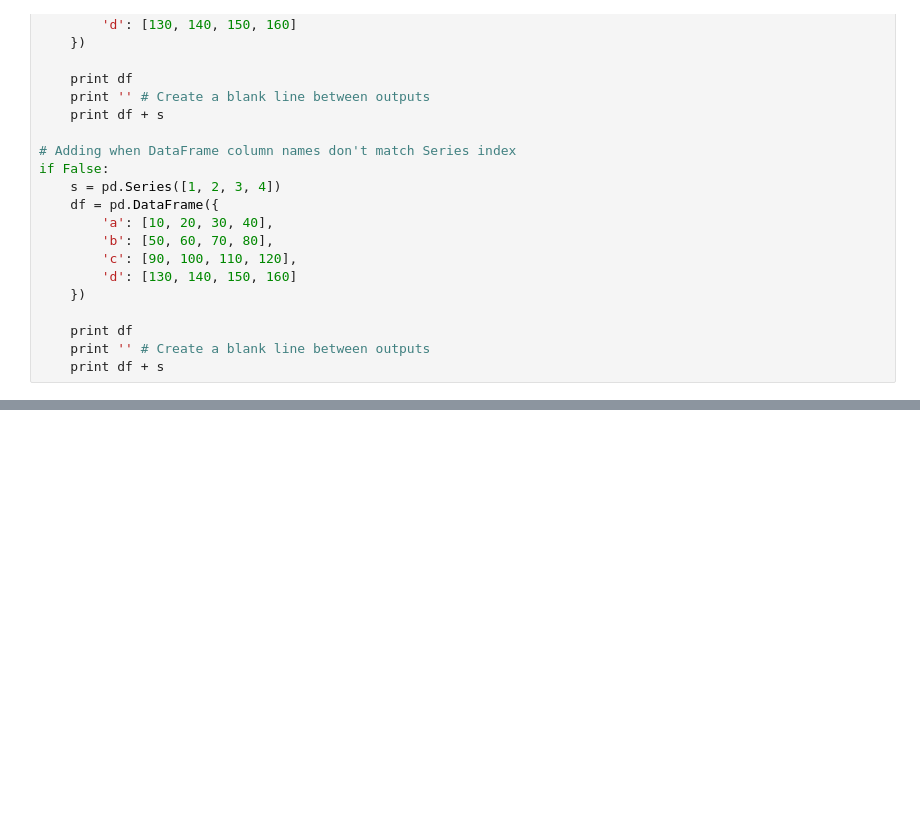
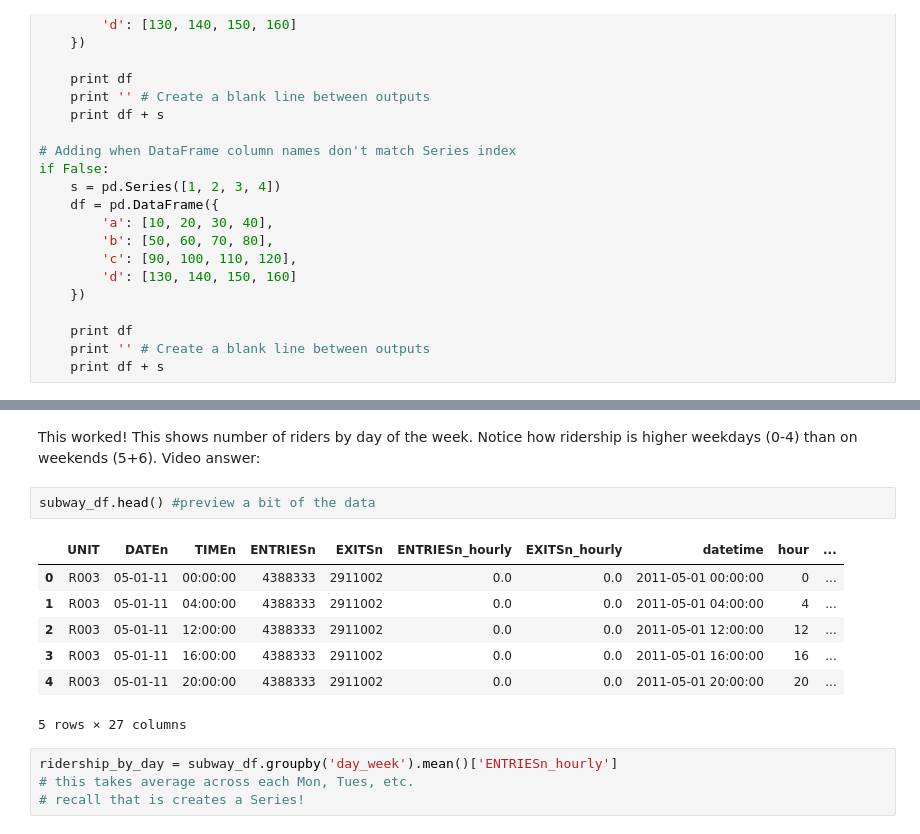
Before and after one commit to bjemcnally/Udacity-IPND-Notes, a Jupyter notebook: Lesson_3.ipynb, the cells around one changed output, grey strips where cells are left out. Drawn from its saved outputs; the diff is of its cells as text; blank space fills up the shorter version.

```diff
--- a/Lesson_3.ipynb
+++ b/Lesson_3.ipynb
@@ -684,0 +880,16 @@ if False:
+# %% [markdown]
+This worked! This shows number of riders by day of the week. Notice how ridership is higher weekdays (0-4) than on weekends (5+6). Video answer:
+# %%
+subway_df.head() #preview a bit of the data
+# %% [output]
+|  | UNIT | DATEn | TIMEn | ENTRIESn | EXITSn | ENTRIESn_hourly | EXITSn_hourly | datetime | hour | ... |
+| 0 | R003 | 05-01-11 | 00:00:00 | 4388333 | 2911002 | 0.0 | 0.0 | 2011-05-01 00:00:00 | 0 | ... |
+| 1 | R003 | 05-01-11 | 04:00:00 | 4388333 | 2911002 | 0.0 | 0.0 | 2011-05-01 04:00:00 | 4 | ... |
+| 2 | R003 | 05-01-11 | 12:00:00 | 4388333 | 2911002 | 0.0 | 0.0 | 2011-05-01 12:00:00 | 12 | ... |
+| 3 | R003 | 05-01-11 | 16:00:00 | 4388333 | 2911002 | 0.0 | 0.0 | 2011-05-01 16:00:00 | 16 | ... |
+| 4 | R003 | 05-01-11 | 20:00:00 | 4388333 | 2911002 | 0.0 | 0.0 | 2011-05-01 20:00:00 | 20 | ... |
+5 rows × 27 columns
+# %%
+ridership_by_day = subway_df.groupby('day_week').mean()['ENTRIESn_hourly']
+# this takes average across each Mon, Tues, etc.
+# recall that is creates a Series!
```
Also changed, not shown: parts of 7 cells of this notebook, 1 other file.
